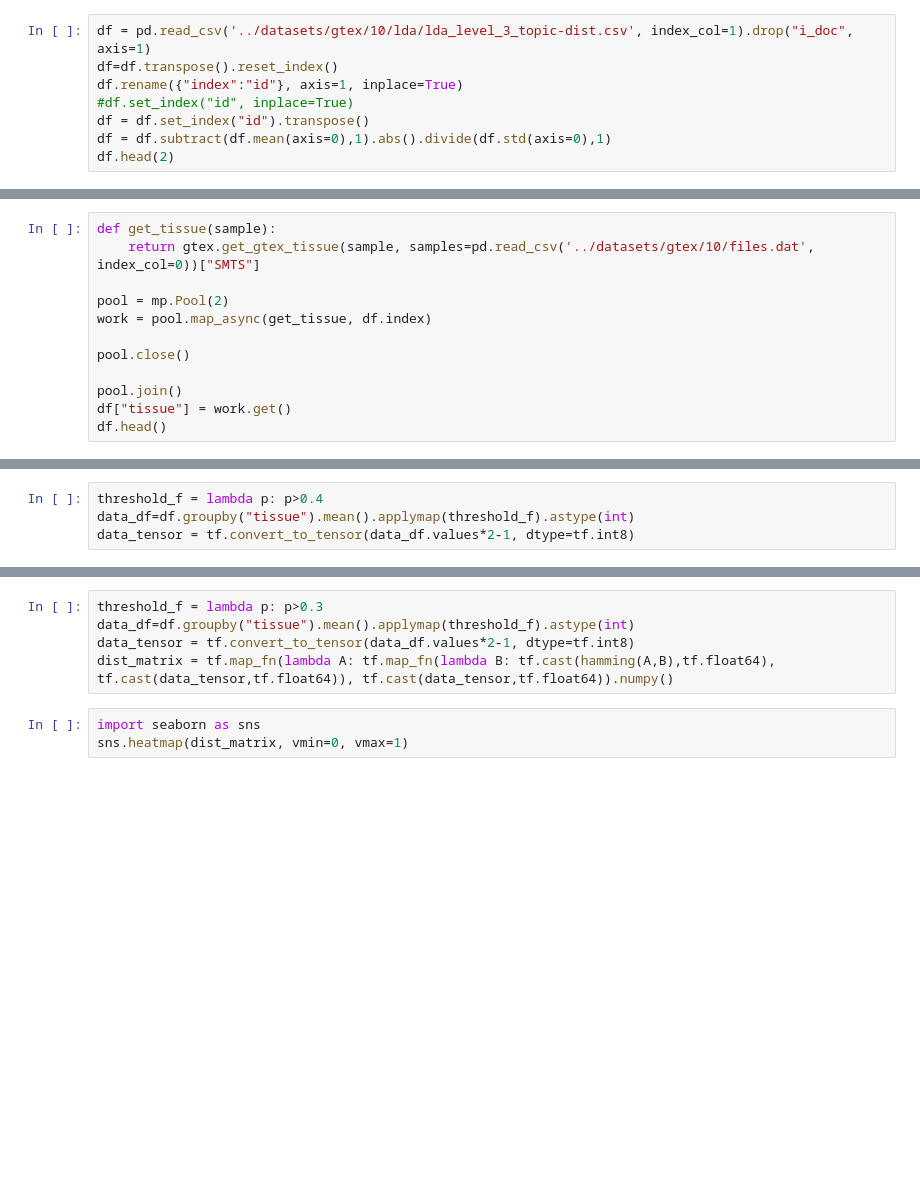
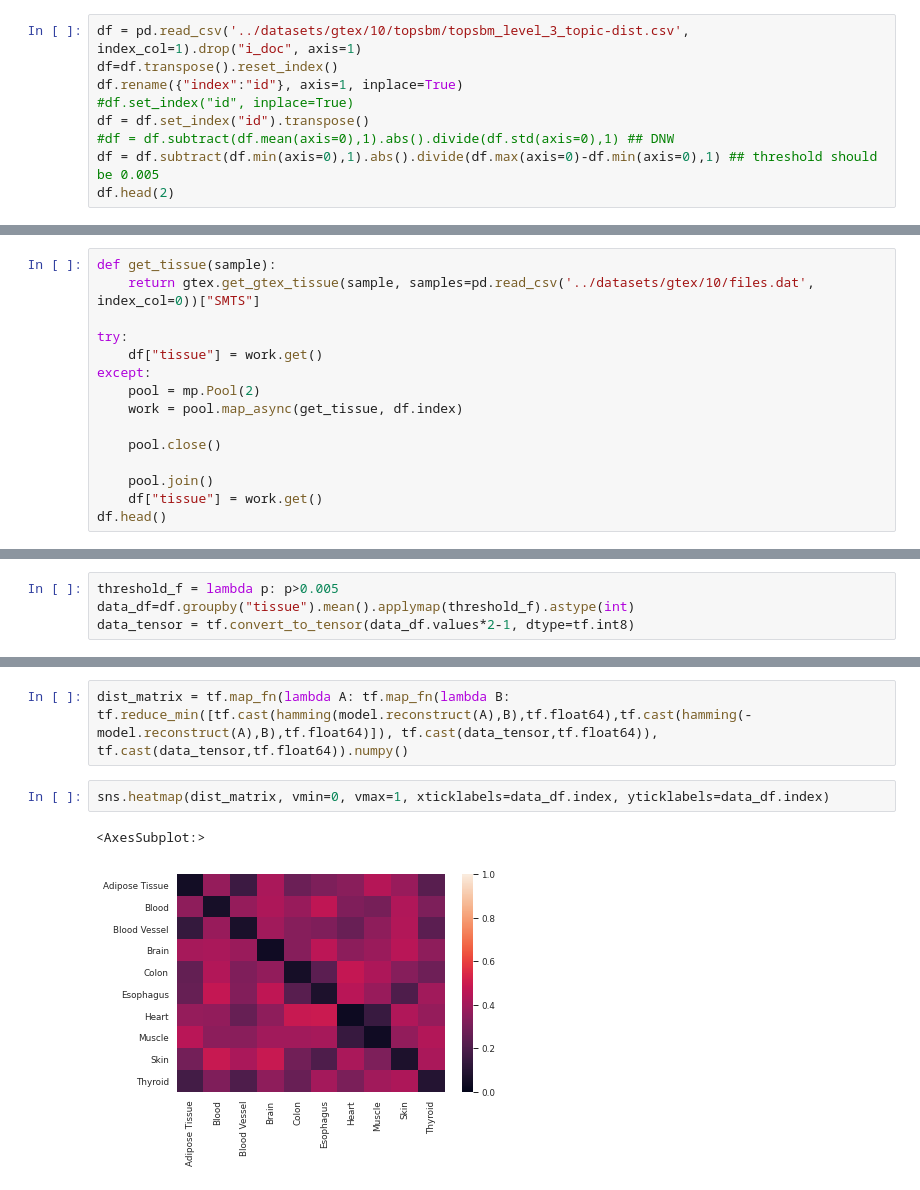
Before and after one commit to fvalle1/phd, a Jupyter notebook: hopfield/Hopfield.ipynb, the cells around one changed output, grey strips where cells are left out. Drawn from its saved outputs; the diff is of its cells as text; blank space fills up the shorter version.

```diff
--- a/hopfield/Hopfield.ipynb
+++ b/hopfield/Hopfield.ipynb
@@ -7,8 +17,9 @@ import multiprocessing as mp
 # %%
-df = pd.read_csv('../datasets/gtex/10/lda/lda_level_3_topic-dist.csv', index_col=1).drop("i_doc", axis=1)
+df = pd.read_csv('../datasets/gtex/10/topsbm/topsbm_level_3_topic-dist.csv', index_col=1).drop("i_doc", axis=1)
 df=df.transpose().reset_index()
 df.rename({"index":"id"}, axis=1, inplace=True)
 #df.set_index("id", inplace=True)
 df = df.set_index("id").transpose()
-df = df.subtract(df.mean(axis=0),1).abs().divide(df.std(axis=0),1)
+#df = df.subtract(df.mean(axis=0),1).abs().divide(df.std(axis=0),1) ## DNW
+df = df.subtract(df.min(axis=0),1).abs().divide(df.max(axis=0)-df.min(axis=0),1) ## threshold should be 0.005
 df.head(2)
@@ -16,11 +33,14 @@ df.head(2)
 def get_tissue(sample):
     return gtex.get_gtex_tissue(sample, samples=pd.read_csv('../datasets/gtex/10/files.dat', index_col=0))["SMTS"]
 
-pool = mp.Pool(2)
-work = pool.map_async(get_tissue, df.index)
+try:
+    df["tissue"] = work.get()
+except:
+    pool = mp.Pool(2)
+    work = pool.map_async(get_tissue, df.index)
 
-pool.close()
+    pool.close()
 
-pool.join()
-df["tissue"] = work.get()
+    pool.join()
+    df["tissue"] = work.get()
 df.head()
@@ -31,5 +56,5 @@ from hopfield import Hopfield
 # %%
-threshold_f = lambda p: p>0.4
+threshold_f = lambda p: p>0.005
 data_df=df.groupby("tissue").mean().applymap(threshold_f).astype(int)
 data_tensor = tf.convert_to_tensor(data_df.values*2-1, dtype=tf.int8)
 # %%
@@ -74,8 +108,7 @@ except:
 # %%
-threshold_f = lambda p: p>0.3
-data_df=df.groupby("tissue").mean().applymap(threshold_f).astype(int)
-data_tensor = tf.convert_to_tensor(data_df.values*2-1, dtype=tf.int8)
-dist_matrix = tf.map_fn(lambda A: tf.map_fn(lambda B: tf.cast(hamming(A,B),tf.float64), tf.cast(data_tensor,tf.float64)), tf.cast(data_tensor,tf.float64)).numpy()
+dist_matrix = tf.map_fn(lambda A: tf.map_fn(lambda B: tf.reduce_min([tf.cast(hamming(model.reconstruct(A),B),tf.float64),tf.cast(hamming(-model.reconstruct(A),B),tf.float64)]), tf.cast(data_tensor,tf.float64)), tf.cast(data_tensor,tf.float64)).numpy()
 # %%
-import seaborn as sns
-sns.heatmap(dist_matrix, vmin=0, vmax=1)
+sns.heatmap(dist_matrix, vmin=0, vmax=1, xticklabels=data_df.index, yticklabels=data_df.index)
+# %% [output]
+<AxesSubplot:>
+[figure, added]
```
Also changed, not shown: parts of 13 cells of this notebook.
